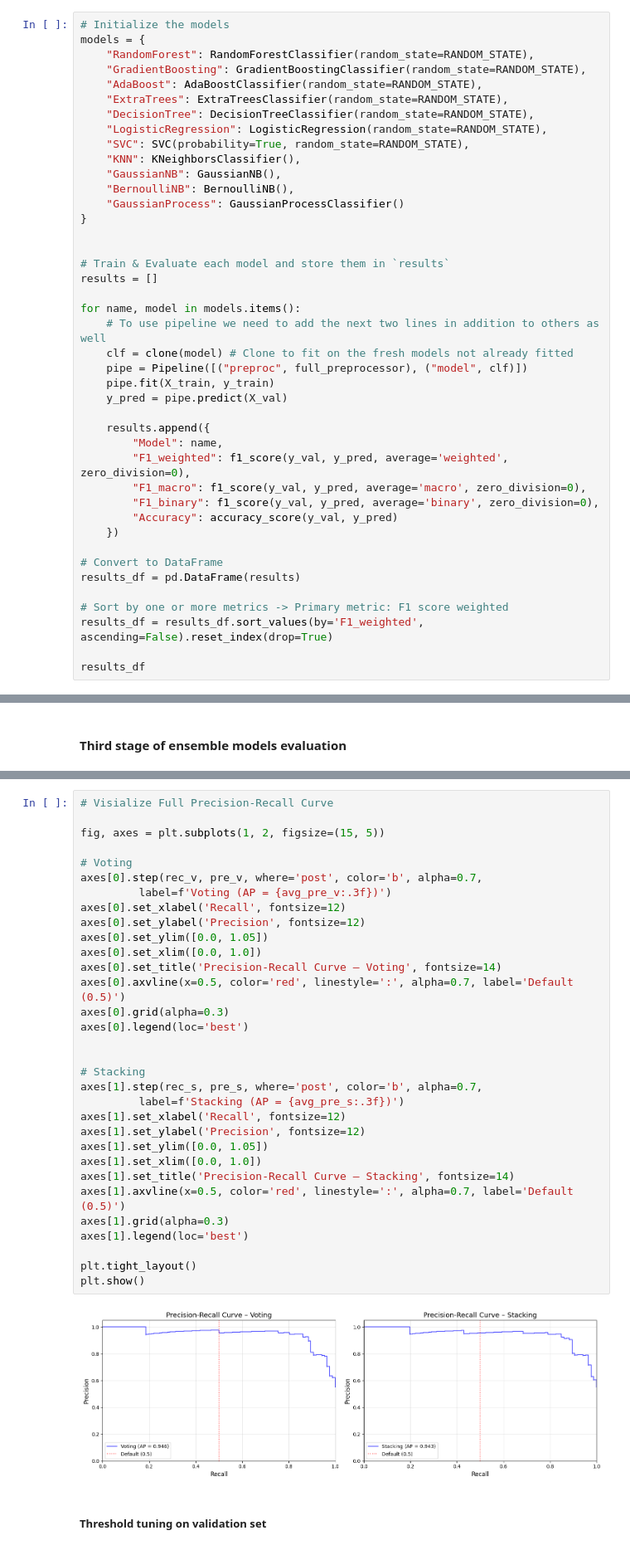
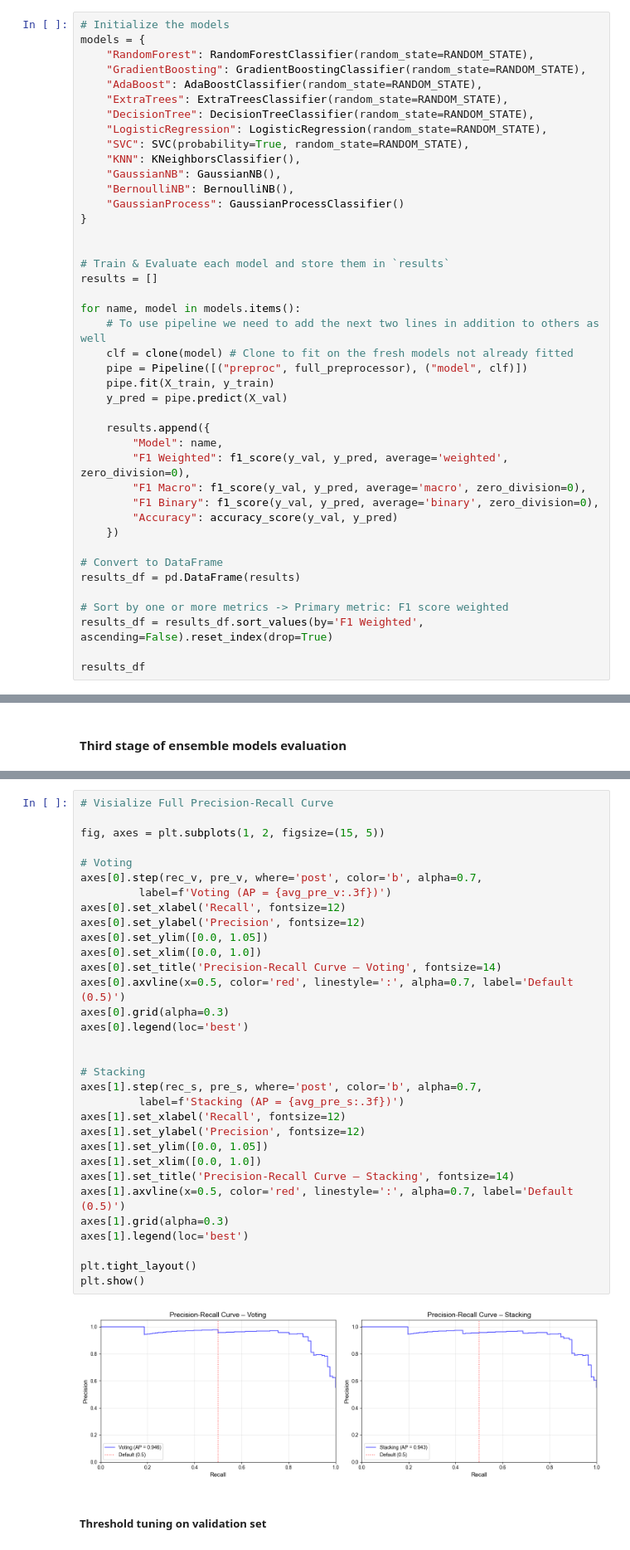
Before and after one commit to Nimaabediforud/Heart-Disease-Prediction, a Jupyter notebook: Notebooks/Classification/HDP-CLS-ML.ipynb, the cells around one changed output, grey strips where cells are left out. Shown at 83% size. Cells and saved outputs as stored; diff of their text form.

```diff
--- a/Notebooks/Classification/HDP-CLS-ML.ipynb
+++ b/Notebooks/Classification/HDP-CLS-ML.ipynb
@@ -316,9 +316,9 @@ for name, model in models.items():
 
     results.append({
         "Model": name,
-        "F1_weighted": f1_score(y_val, y_pred, average='weighted', zero_division=0),
-        "F1_macro": f1_score(y_val, y_pred, average='macro', zero_division=0),
-        "F1_binary": f1_score(y_val, y_pred, average='binary', zero_division=0),
+        "F1 Weighted": f1_score(y_val, y_pred, average='weighted', zero_division=0),
+        "F1 Macro": f1_score(y_val, y_pred, average='macro', zero_division=0),
+        "F1 Binary": f1_score(y_val, y_pred, average='binary', zero_division=0),
         "Accuracy": accuracy_score(y_val, y_pred)
     })
 
@@ -326,7 +326,7 @@ for name, model in models.items():
 results_df = pd.DataFrame(results)
 
 # Sort by one or more metrics -> Primary metric: F1 score weighted
-results_df = results_df.sort_values(by='F1_weighted', ascending=False).reset_index(drop=True)
+results_df = results_df.sort_values(by='F1 Weighted', ascending=False).reset_index(drop=True)
 
 results_df
 # %% [output]
@@ -664,36 +691,36 @@ plt.show()
 # Visialize Full Precision‑Recall Curve
 
 fig, axes = plt.subplots(1, 2, figsize=(15, 5))
 
 # Voting
 axes[0].step(rec_v, pre_v, where='post', color='b', alpha=0.7,
          label=f'Voting (AP = {avg_pre_v:.3f})')
 axes[0].set_xlabel('Recall', fontsize=12)
 axes[0].set_ylabel('Precision', fontsize=12)
 axes[0].set_ylim([0.0, 1.05])
 axes[0].set_xlim([0.0, 1.0])
-axes[0].set_title('Precision‑Recall Curve – Voting', fontsize=14)
+axes[0].set_title('Precision-Recall Curve – Voting', fontsize=14)
 axes[0].axvline(x=0.5, color='red', linestyle=':', alpha=0.7, label='Default (0.5)')
 axes[0].grid(alpha=0.3)
 axes[0].legend(loc='best')
 
 
 # Stacking
 axes[1].step(rec_s, pre_s, where='post', color='b', alpha=0.7,
          label=f'Stacking (AP = {avg_pre_s:.3f})')
 axes[1].set_xlabel('Recall', fontsize=12)
 axes[1].set_ylabel('Precision', fontsize=12)
 axes[1].set_ylim([0.0, 1.05])
 axes[1].set_xlim([0.0, 1.0])
-axes[1].set_title('Precision‑Recall Curve – Stacking', fontsize=14)
+axes[1].set_title('Precision-Recall Curve – Stacking', fontsize=14)
 axes[1].axvline(x=0.5, color='red', linestyle=':', alpha=0.7, label='Default (0.5)')
 axes[1].grid(alpha=0.3)
 axes[1].legend(loc='best')
 
 plt.tight_layout()
 plt.show()
 # %% [output]
-[figure, old version]
+[figure, new version]
 # %% [markdown]
 ##### Threshold tuning on validation set
 # %%
```
Also changed, not shown: parts of 15 cells of this notebook, 6 other files.
